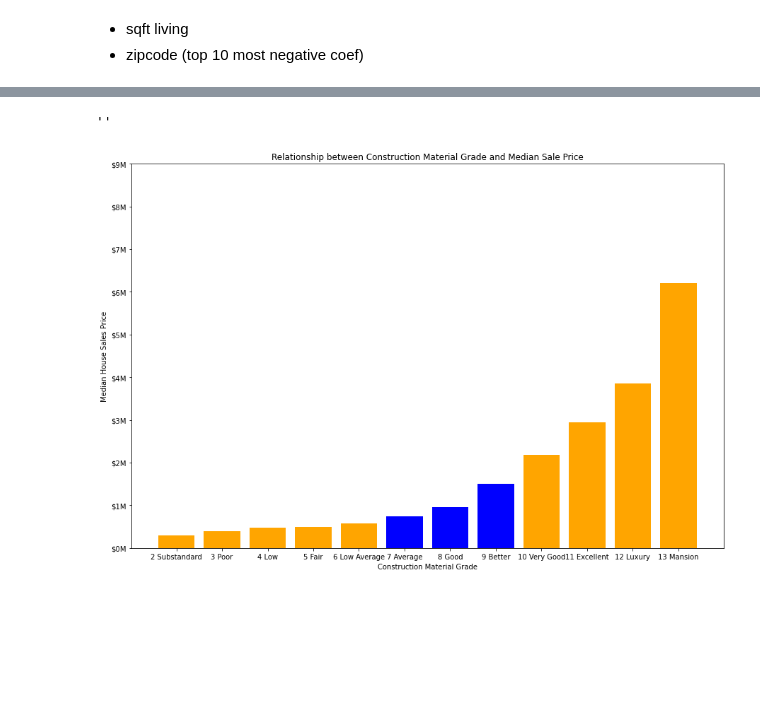
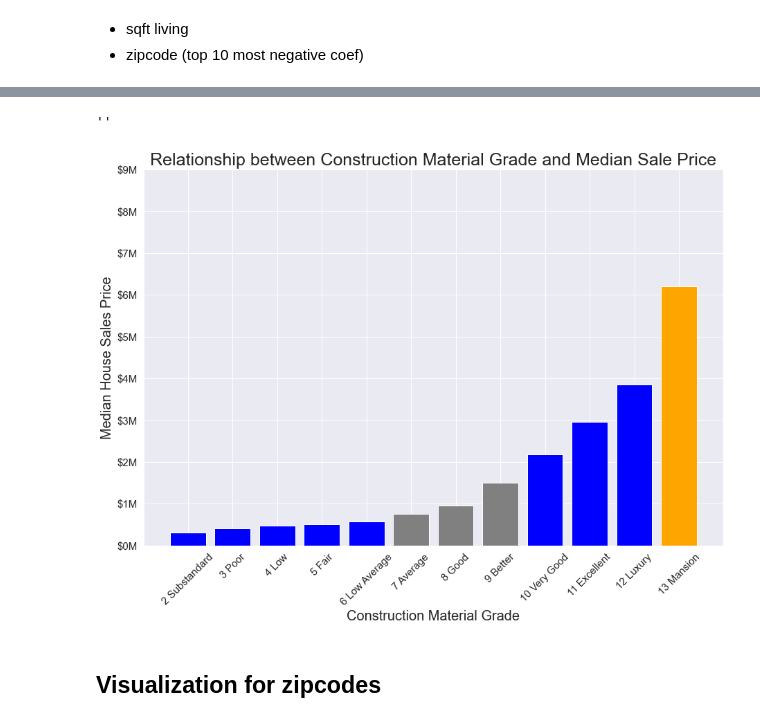
Before and after one commit to vladiseki/Housing_Prices_P2_Project, a Jupyter notebook: Final_notebook.ipynb, the cells around one changed output, grey strips where cells are left out. Cells and saved outputs as stored; diff of their text form; code cells hidden in the pictures; blank space fills up the shorter version.

```diff
--- a/Final_notebook.ipynb
+++ b/Final_notebook.ipynb
@@ -463,6 +640,6 @@ strong multicollinearity or other numerical problems.
 # %%
 # Dropping columns with R^2 that increased the baseline the least.
-clean_houses = clean_houses.drop(columns=['date','sqft_above','sqft_basement','sqft_garage','sqft_patio',
+clean_houses = houses.drop(columns=['date','sqft_above','sqft_basement','sqft_garage','sqft_patio',
                                               'sqft_lot','waterfront','greenbelt','nuisance','condition',
                                               'heat_source','sewer_system','state','yr_built',
                                               'yr_renovated','address','lat','long','floors', 'city'])
@@ -493,7 +670,7 @@ memory usage: 2.2+ MB
 # mismatches.
 y = clean_houses['price']
 X = clean_houses[['sqft_living']]
-y_scld = np.log(y)
+y_log = np.log(y)
 # %%
 """
 Creating a new dataframe with all of our categorical variables getting dummies, so that
@@ -534,6 +728,3 @@ scaler = StandardScaler()
 scaler.fit(X_final)
 # %% [output]
 StandardScaler()
-# %%
-scaler.fit_transform(X_final)
-X_final.describe()
@@ -551,5 +748,5 @@ X_final.describe()
 # %%
-final_model = sm.OLS(endog=y_scld, exog=sm.add_constant(X_final))
+final_model = sm.OLS(endog=y_log, exog=sm.add_constant(X_final))
 final_results = final_model.fit()
 final_results.summary()
 # %% [output]
@@ -837,22 +1073,34 @@ grade_df
 # %%
 fig, ax = plt.subplots(figsize=(15,10))
 
-colors = ["orange" if i == True else "blue" for i in grade_df['stat_sig']]
+colors = ['blue', 'blue', 'blue', 'blue', 'blue', 'grey', 'grey', 'grey', 'blue', 'blue', 'blue', 'orange']
+#colors = ["orange" if i == True else "blue" for i in grade_df['stat_sig']]
 ax.bar(x=grade_df['grade'],height=grade_df['price'], color=colors)
 _y_ticks = [(value * 10**6) for value in range(0,10)]
 ax.set(
     title = "Relationship between Construction Material Grade and Median Sale Price",
     ylabel = "Median House Sales Price",
     xlabel = "Construction Material Grade",
     yticks=_y_ticks,
     yticklabels = [f'${int(x/1000000):,}M' for x in _y_ticks]
 )
+# ax.legend(['o', 'r', 'e'])
+
+plt.title("Relationship between Construction Material Grade and Median Sale Price", fontsize=25)
+plt.xlabel("Construction Material Grade", fontsize=20)
+plt.ylabel("Median House Sales Price", fontsize=20)
+plt.xticks(fontsize=15, rotation=45)
+plt.yticks(fontsize=15)
+
+plt.savefig('images/grade_fig.png')
 ;
 #Add lines to make it visually easy to see pricing per grade, add theme at the beginning
 # and see if there's a color code.
 # %% [output]
 ''
-[figure, old version]
+[figure, new version]
+# %% [markdown]
+## Visualization for zipcodes
 # %%
 mlr_stats.sort_values(by='coef').head(10)
 # %% [output]
```
Also changed, not shown: parts of 119 cells of this notebook, 6 other files.
